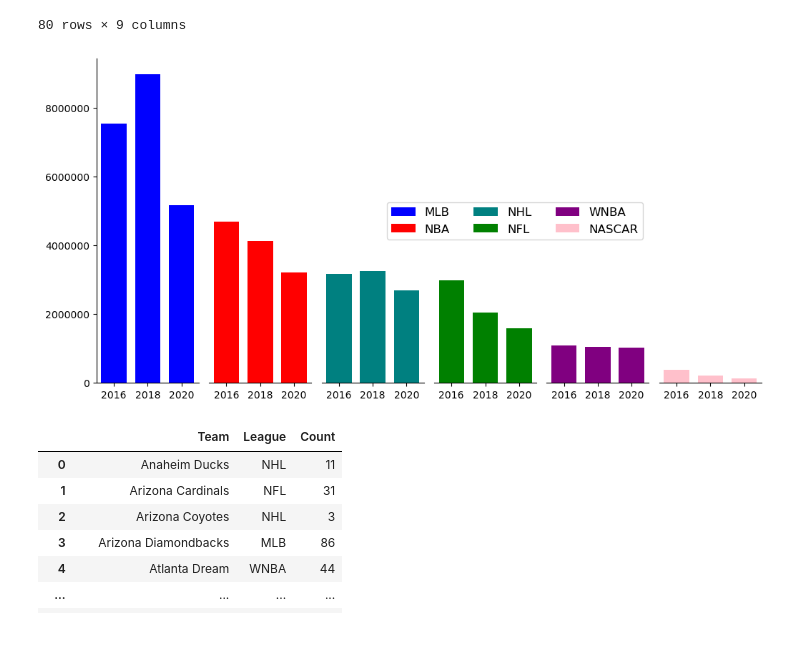
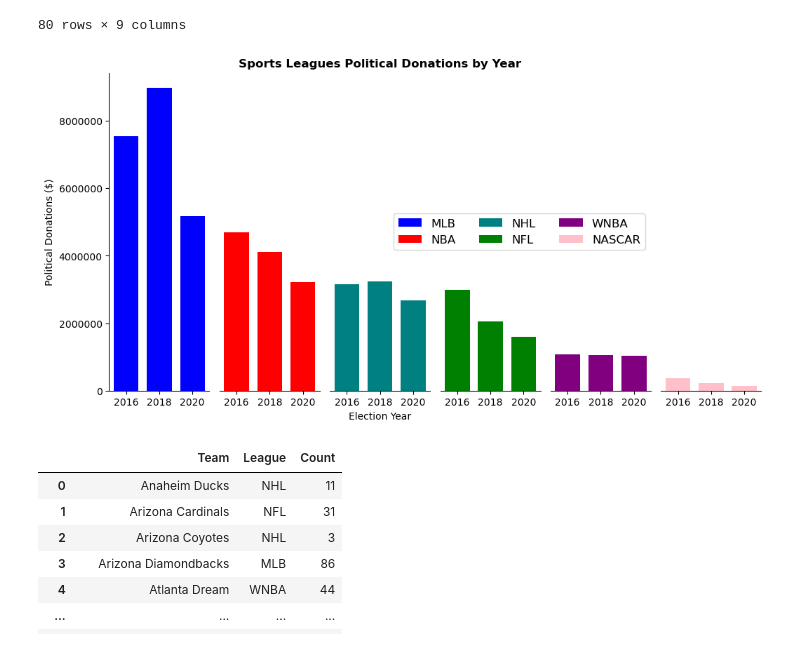
Before and after one commit to richcoca/CIS9655Project, a Jupyter notebook: Group 2A Presentation.ipynb, the cells around one changed output. Saved outputs shown, nothing was run; the diff lists cells and outputs as text; code cells hidden in the pictures.

```diff
--- a/Group 2A Presentation.ipynb
+++ b/Group 2A Presentation.ipynb
@@ -94,7 +94,9 @@ hh=ax[5].bar(dfnas['Election Year'],dfnas['Amount'],color ='pink', width=1.5)
 ax[0].ticklabel_format(axis="y",style='plain')
 plt.subplots_adjust(wspace=.1)
 ax[0].ticklabel_format(axis="x",style='plain')
-
+ax[2].set_xlabel('Election Year')
+ax[0].set_ylabel('Political Donations ($)')
+ax[2].set_title('Sports Leagues Political Donations by Year',fontweight="bold")
 
 ax[0].spines['right'].set_visible(False)
 ax[0].spines['top'].set_visible(False)
@@ -107,34 +109,34 @@ ax[3].spines['top'].set_visible(False)
 ax[4].spines['right'].set_visible(False)
 ax[4].spines['top'].set_visible(False)
 ax[5].spines['right'].set_visible(False)
 ax[5].spines['top'].set_visible(False)
 ax[1].spines['left'].set_visible(False)
 ax[2].spines['left'].set_visible(False)
 ax[3].spines['left'].set_visible(False)
 ax[4].spines['left'].set_visible(False)
 ax[5].spines['left'].set_visible(False)
 ax[1].tick_params(left = False)
 ax[2].tick_params(left = False)
 ax[3].tick_params(left = False)
 ax[4].tick_params(left = False)
 ax[5].tick_params(left = False)
 plt.xticks(np.arange(min(x),max(x)+1, 2.0))
 ax[4].legend((lo, ll, l, a, h, hh),
            ('MLB', 'NBA', 'NHL', 'NFL', 'WNBA', 'NASCAR'),
            scatterpoints=1,
            loc='center right',
            ncol=3,
            fontsize=12)
 fig.set_dpi(100)
 plt.show
 plt.sca(ax[0])
 # Put percentage change by year in each subsequent bar
 # above each bar put the percent of all donation for the year
 # find out how to change annotation text colors
 #add league to the bars remove x label and add legend for colors
 #3 graphs leagues color coded
 # %% [output]
-[figure, old version]
+[figure, new version]
 # %%
 x = dfd.groupby(["Team", "League"],as_index=False)["Amount"].count()
 x = x.rename(columns={"Amount":"Count"})
```
Also changed, not shown: parts of 31 cells of this notebook, 2 other files.
